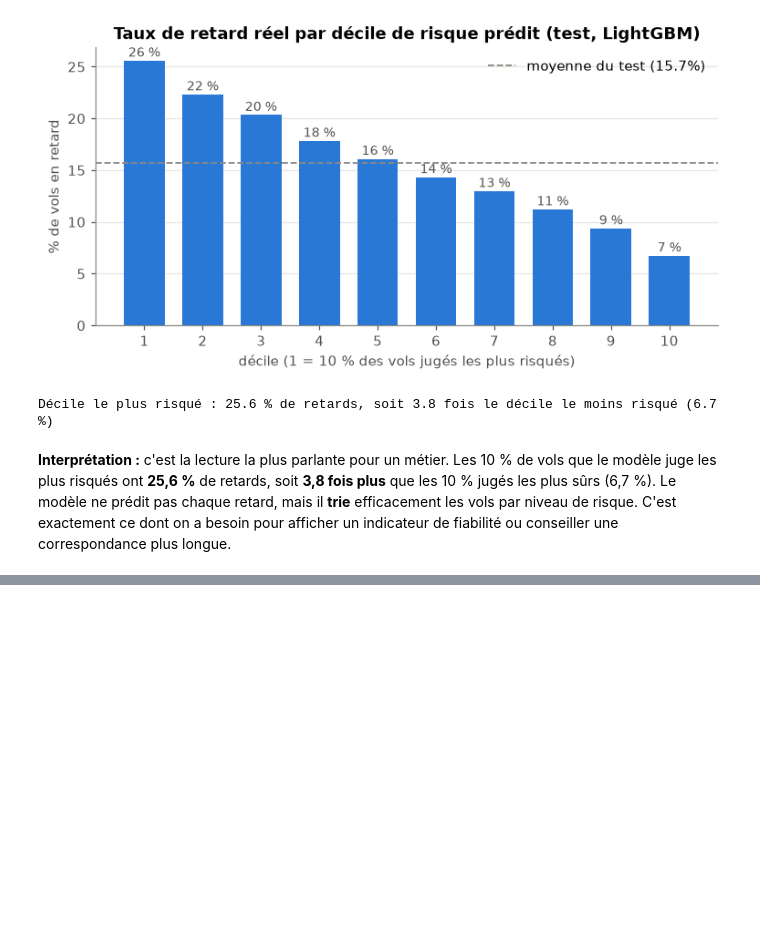
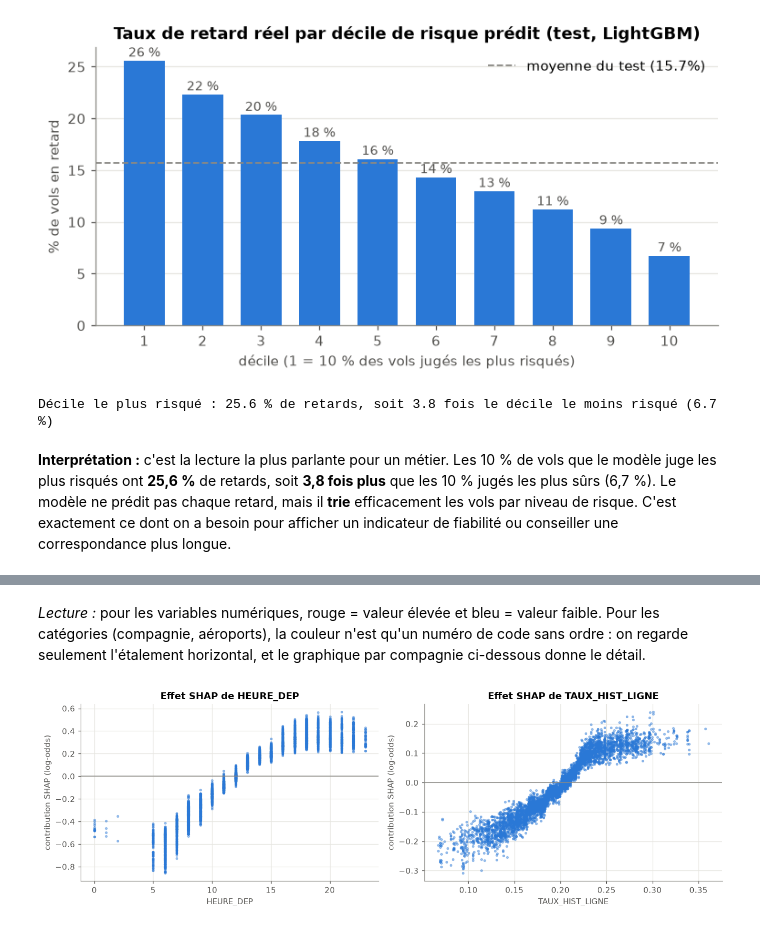
Before and after one commit to amenallahsallemi9-cell/flight-delay-prediction, a Jupyter notebook: notebooks/retards_avion.ipynb, the cells around one changed output, grey strips where cells are left out. Saved outputs shown, nothing was run; the diff lists cells and outputs as text; code cells hidden in the pictures; blank space fills up the shorter version.

```diff
--- a/notebooks/retards_avion.ipynb
+++ b/notebooks/retards_avion.ipynb
@@ -482,0 +546,11 @@ Décile le plus risqué : 25.6 % de retards, soit 3.8 fois le décile le moins r
+# %% [markdown]
+*Lecture :* pour les variables numériques, rouge = valeur élevée et bleu = valeur faible. Pour les catégories (compagnie, aéroports), la couleur n'est qu'un numéro de code sans ordre : on regarde seulement l'étalement horizontal, et le graphique par compagnie ci-dessous donne le détail.
+# %%
+fig, axes = plt.subplots(1, 2, figsize=(12, 4))
+for ax, var in zip(axes, ["HEURE_DEP", "TAUX_HIST_LIGNE"]):
+    ax.scatter(X_shap[var], explication.values[:, VARIABLES.index(var)], s=6, alpha=0.4, color=E.BLEU)
+    ax.axhline(0, color=E.GRIS, lw=1)
+    ax.set(title=f"Effet SHAP de {var}", xlabel=var, ylabel="contribution SHAP (log-odds)")
+plt.tight_layout(); plt.show()
+# %% [output]
+[figure, added]
```
Also changed, not shown: parts of 25 cells of this notebook, 5 other files.
